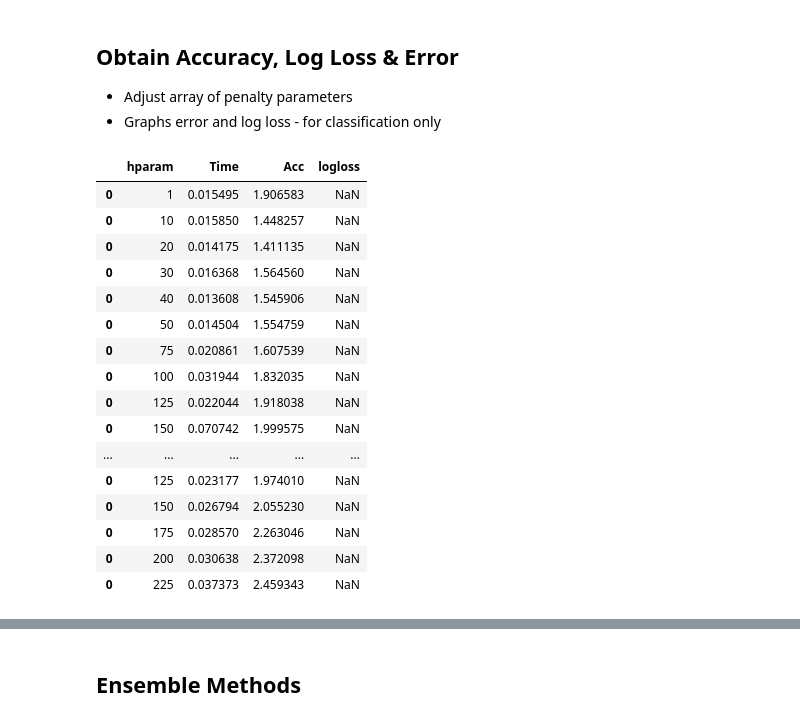
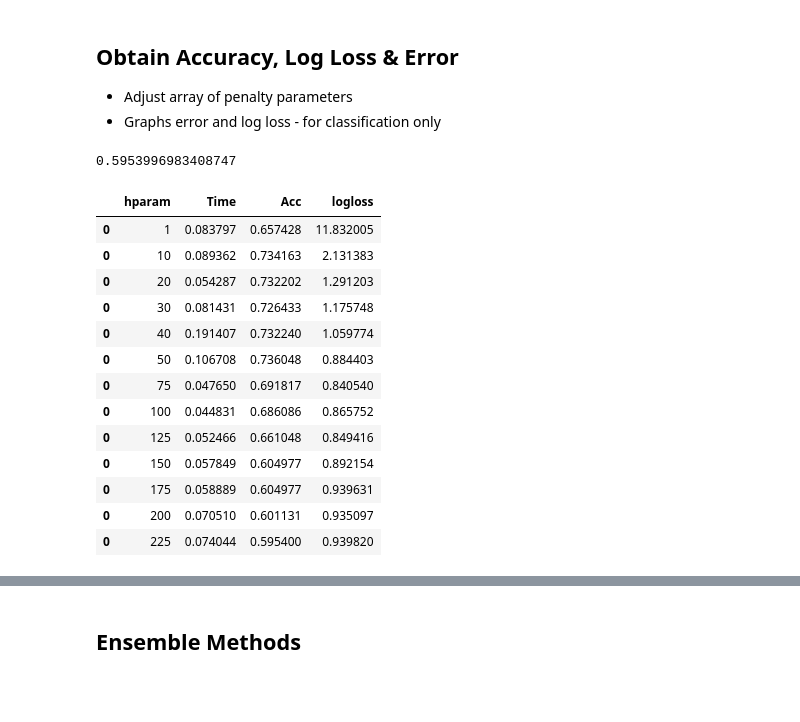
Before and after one commit to matraj/me522, a Jupyter notebook: KNN.ipynb, the cells around one changed output, grey strips where cells are left out. Saved outputs shown, nothing was run; the diff lists cells and outputs as text; code cells hidden in the pictures; blank space fills up the shorter version.

```diff
--- a/KNN.ipynb
+++ b/KNN.ipynb
@@ -47,8 +47,8 @@ ENABLE_INPUT_SETUP_B = False   # adds the delta of G1 and G2 as a new col (GDelt
 
 # 3. set supervised approach for G3
 ENABLE_BINARY_TARGET = False       # sets G3 to binary
-ENABLE_5LEVEL_TARGET = False        # set G3 to five-level scale
-ENABLE_REGRESSION_TARGET = True   # set G3 to current state for regression
+ENABLE_5LEVEL_TARGET = True        # set G3 to five-level scale
+ENABLE_REGRESSION_TARGET = False   # set G3 to current state for regression
 
 # 4. set dimensionaltiy reduction method - set both to false for none
 ENABLE_PCN = False
@@ -72,6 +72,8 @@ elif (ENABLE_MAT_DATA):
     dataframe = pd.read_csv('student-mat-train.csv', usecols = range(0,33))
     dataframe_test = pd.read_csv('student-mat-test.csv', usecols = range(0,33))
 
-dataset = dataframe.values
-dataset_test = dataframe_test.values
-dataset.shape, dataset_test.shape
+# shuffle dataset
+dataframe = dataframe.sample(frac=1)
+
+# find col length
+num_cols = dataframe.shape[1]
@@ -296,19 +296,15 @@ def getVotingClassifier():
 def buildClf(train_data, train_target, penalty):
 
     if(ENABLE_REGRESSION_TARGET):
+          model = BaggingClassifier(base_estimator=KNeighborsClassifier(n_neighbors=penalty), n_estimators=10)
+
 #         model = SVR(C=0.0001, kernel='sigmoid', gamma=penalty) # for regression
-        model = KNeighborsClassifier(n_neighbors=penalty)
+#         model = KNeighborsClassifier(n_neighbors=penalty)
 #         model = SVR(C=penalty, kernel='linear') # for regression
     else:
-#         model = SVC(C=penalty, probability=True, kernel='linear')
-#         model = getVotingClassifier()
-#         model = GaussianNB()
-#         model = MLPClassifier(solver = 'lbfgs')
-#         model = DecisionTreeClassifier(max_depth = None, max_features = penalty, criterion = "entropy")
-#         model = RandomForestClassifier(n_estimators = penalty, max_features=450, criterion = "entropy")
         model = KNeighborsClassifier(n_neighbors=penalty)
-#         model = BaggingClassifier(DecisionTreeClassifier(max_features = penalty, criterion = "entropy"), max_samples=0.5, max_features=6)
-
+#         model = AdaBoostClassifier(base_estimator=KNeighborsClassifier(n_neighbors=penalty), n_estimators=50, learning_rate=1.0)
+#         model = BaggingClassifier(base_estimator=KNeighborsClassifier(n_neighbors=penalty), n_estimators=10)
     model.fit(train_data, train_target)
     return model
 # %% [markdown]
@@ -349,7 +345,7 @@ cols = ['hparam', 'Time', 'Acc', 'logloss']
 all_results = pd.DataFrame(columns=cols)
 
 # input reduced dimension - this can be ignored if none selected
-components_to_test = [1, 2, 3, 4]
+components_to_test = [1]
 
 # input parameter iterations - can tune other params in classifer selection method above
 if(not ENABLE_TEST):
@@ -407,46 +403,45 @@ if(not ENABLE_REGRESSION_TARGET and len(hyperparams) > 1):
     axarr[0].plot(hyperparams, results[1], color='b', label='validation')
     axarr[0].set_xticks(hyperparams)
     axarr[0].legend()
 
     # subplot 2: log loss plot
     axarr[1].set_ylabel('Log Loss')
     axarr[1].plot(hyperparams, results[2], color='g', label='log loss')
     axarr[1].set_xticks(hyperparams)
     axarr[1].set_xlabel('Parameter')
     plt.show()
 
 # create RMSE graph for penalty iterations - regression only
 if(ENABLE_REGRESSION_TARGET and len(hyperparams) > 1):
     f, axarr = plt.subplots(sharex=False)
     f.suptitle('RMSE', y = 0.92)
     f.set_size_inches(10, 5)
 
     # subplot 1: RMSE plot
     axarr.set_ylabel('RMSE')
     axarr.plot(hyperparams, results[0], color='r', label='train')
     axarr.plot(hyperparams, results[1], color='b', label='validation')
     axarr.set_xticks(hyperparams)
     axarr.set_xlabel('Parameter')
     axarr.legend()
     plt.show()
 """
 pd.options.display.max_rows = 999
+print(min(all_results.Acc))
 all_results
 # %% [output]
+0.5953996983408747
 |  | hparam | Time | Acc | logloss |
-| 0 | 1 | 0.015495 | 1.906583 | NaN |
-| 0 | 10 | 0.015850 | 1.448257 | NaN |
-| 0 | 20 | 0.014175 | 1.411135 | NaN |
-| 0 | 30 | 0.016368 | 1.564560 | NaN |
-| 0 | 40 | 0.013608 | 1.545906 | NaN |
-| 0 | 50 | 0.014504 | 1.554759 | NaN |
-| 0 | 75 | 0.020861 | 1.607539 | NaN |
-| 0 | 100 | 0.031944 | 1.832035 | NaN |
-| 0 | 125 | 0.022044 | 1.918038 | NaN |
-| 0 | 150 | 0.070742 | 1.999575 | NaN |
-| ... | ... | ... | ... | ... |
-| 0 | 125 | 0.023177 | 1.974010 | NaN |
-| 0 | 150 | 0.026794 | 2.055230 | NaN |
-| 0 | 175 | 0.028570 | 2.263046 | NaN |
-| 0 | 200 | 0.030638 | 2.372098 | NaN |
-| 0 | 225 | 0.037373 | 2.459343 | NaN |
+| 0 | 1 | 0.083797 | 0.657428 | 11.832005 |
+| 0 | 10 | 0.089362 | 0.734163 | 2.131383 |
+| 0 | 20 | 0.054287 | 0.732202 | 1.291203 |
+| 0 | 30 | 0.081431 | 0.726433 | 1.175748 |
+| 0 | 40 | 0.191407 | 0.732240 | 1.059774 |
+| 0 | 50 | 0.106708 | 0.736048 | 0.884403 |
+| 0 | 75 | 0.047650 | 0.691817 | 0.840540 |
+| 0 | 100 | 0.044831 | 0.686086 | 0.865752 |
+| 0 | 125 | 0.052466 | 0.661048 | 0.849416 |
+| 0 | 150 | 0.057849 | 0.604977 | 0.892154 |
+| 0 | 175 | 0.058889 | 0.604977 | 0.939631 |
+| 0 | 200 | 0.070510 | 0.601131 | 0.935097 |
+| 0 | 225 | 0.074044 | 0.595400 | 0.939820 |
```
Also changed, not shown: parts of 3 cells of this notebook, 2 other files.
